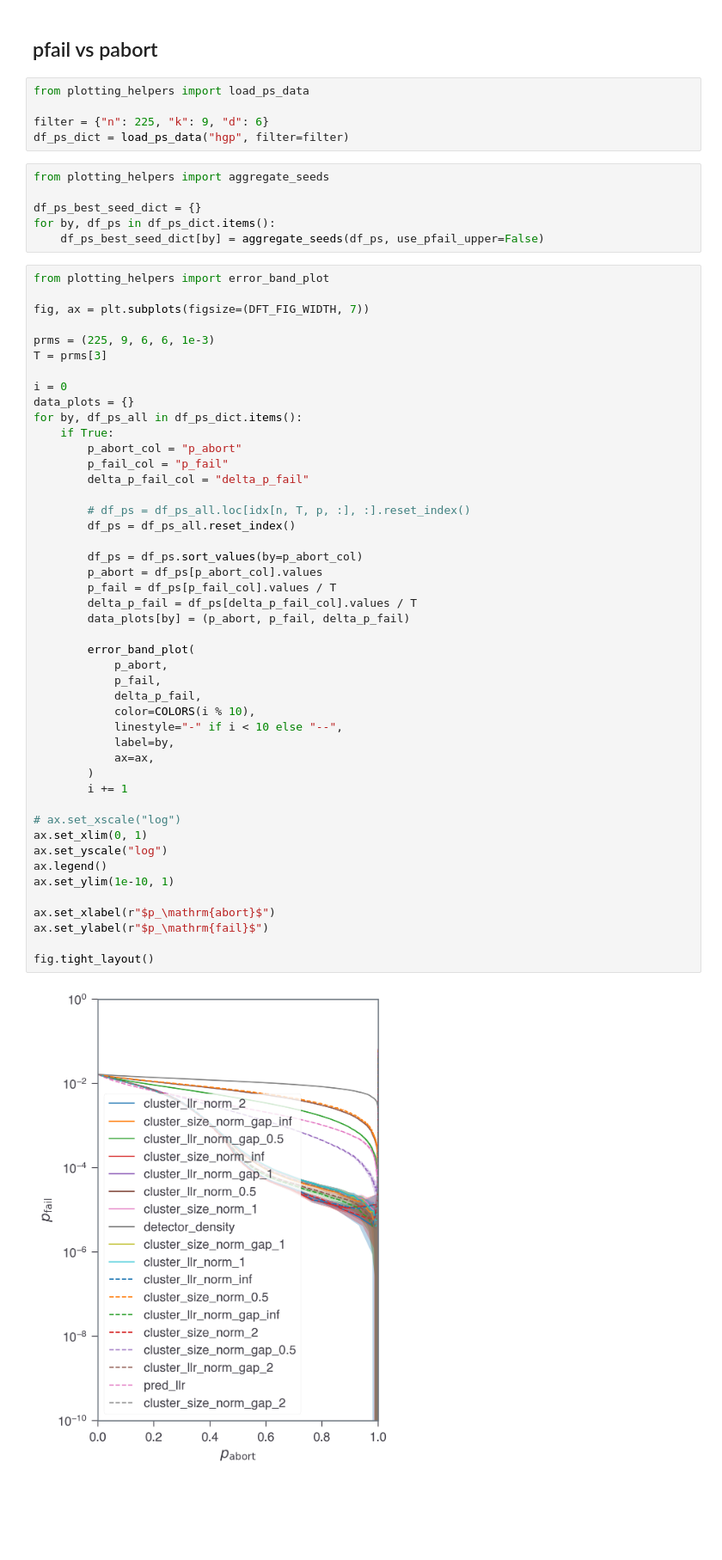
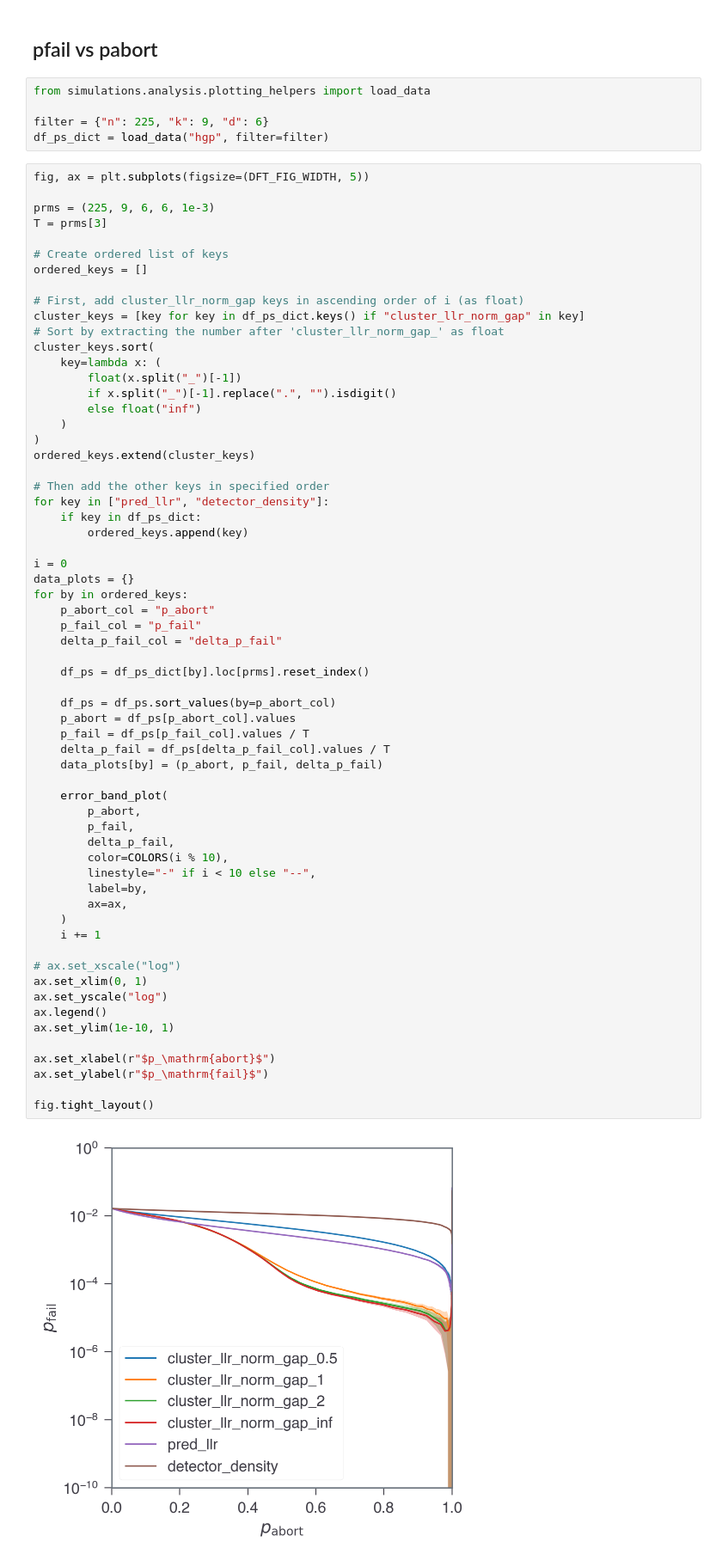
Before and after one commit to seokhyung-lee/ldpc-post-selection, a Jupyter notebook: simulations/analysis/notebooks/hgp_code_analysis.ipynb, the cells around one changed output. Shown at 86% size. Saved outputs shown, nothing was run; the diff lists cells and outputs as text; blank space fills up the shorter version.

```diff
--- a/simulations/analysis/notebooks/hgp_code_analysis.ipynb
+++ b/simulations/analysis/notebooks/hgp_code_analysis.ipynb
@@ -89,64 +88,74 @@ circuit.to_file(os.path.join(circuit_subdir, f"example.stim"))
 # %% [markdown]
 ## pfail vs pabort
 # %%
-from plotting_helpers import load_ps_data
+from simulations.analysis.plotting_helpers import load_data
 
 filter = {"n": 225, "k": 9, "d": 6}
-df_ps_dict = load_ps_data("hgp", filter=filter)
+df_ps_dict = load_data("hgp", filter=filter)
-# %%
-from plotting_helpers import aggregate_seeds
-
-df_ps_best_seed_dict = {}
-for by, df_ps in df_ps_dict.items():
-    df_ps_best_seed_dict[by] = aggregate_seeds(df_ps, use_pfail_upper=False)
 # %%
-from plotting_helpers import error_band_plot
-
-fig, ax = plt.subplots(figsize=(DFT_FIG_WIDTH, 7))
+fig, ax = plt.subplots(figsize=(DFT_FIG_WIDTH, 5))
 
 prms = (225, 9, 6, 6, 1e-3)
 T = prms[3]
 
+# Create ordered list of keys
+ordered_keys = []
+
+# First, add cluster_llr_norm_gap keys in ascending order of i (as float)
+cluster_keys = [key for key in df_ps_dict.keys() if "cluster_llr_norm_gap" in key]
+# Sort by extracting the number after 'cluster_llr_norm_gap_' as float
+cluster_keys.sort(
+    key=lambda x: (
+        float(x.split("_")[-1])
+        if x.split("_")[-1].replace(".", "").isdigit()
+        else float("inf")
+    )
+)
+ordered_keys.extend(cluster_keys)
+
+# Then add the other keys in specified order
+for key in ["pred_llr", "detector_density"]:
+    if key in df_ps_dict:
+        ordered_keys.append(key)
+
 i = 0
 data_plots = {}
-for by, df_ps_all in df_ps_dict.items():
-    if True:
-        p_abort_col = "p_abort"
-        p_fail_col = "p_fail"
-        delta_p_fail_col = "delta_p_fail"
+for by in ordered_keys:
+    p_abort_col = "p_abort"
+    p_fail_col = "p_fail"
+    delta_p_fail_col = "delta_p_fail"
 
-        # df_ps = df_ps_all.loc[idx[n, T, p, :], :].reset_index()
-        df_ps = df_ps_all.reset_index()
+    df_ps = df_ps_dict[by].loc[prms].reset_index()
 
-        df_ps = df_ps.sort_values(by=p_abort_col)
-        p_abort = df_ps[p_abort_col].values
-        p_fail = df_ps[p_fail_col].values / T
-        delta_p_fail = df_ps[delta_p_fail_col].values / T
-        data_plots[by] = (p_abort, p_fail, delta_p_fail)
+    df_ps = df_ps.sort_values(by=p_abort_col)
+    p_abort = df_ps[p_abort_col].values
+    p_fail = df_ps[p_fail_col].values / T
+    delta_p_fail = df_ps[delta_p_fail_col].values / T
+    data_plots[by] = (p_abort, p_fail, delta_p_fail)
 
-        error_band_plot(
-            p_abort,
-            p_fail,
-            delta_p_fail,
-            color=COLORS(i % 10),
-            linestyle="-" if i < 10 else "--",
-            label=by,
-            ax=ax,
-        )
-        i += 1
+    error_band_plot(
+        p_abort,
+        p_fail,
+        delta_p_fail,
+        color=COLORS(i % 10),
+        linestyle="-" if i < 10 else "--",
+        label=by,
+        ax=ax,
+    )
+    i += 1
 
 # ax.set_xscale("log")
 ax.set_xlim(0, 1)
 ax.set_yscale("log")
 ax.legend()
 ax.set_ylim(1e-10, 1)
 
 ax.set_xlabel(r"$p_\mathrm{abort}$")
 ax.set_ylabel(r"$p_\mathrm{fail}$")
 
 fig.tight_layout()
 # %% [output]
-[figure, old version]
+[figure, new version]
 # %%
 target = 0.5
 bys, y_vals, y_errs = [], [], []
```
Also changed, not shown: parts of 1 cell of this notebook, 12 other files.
